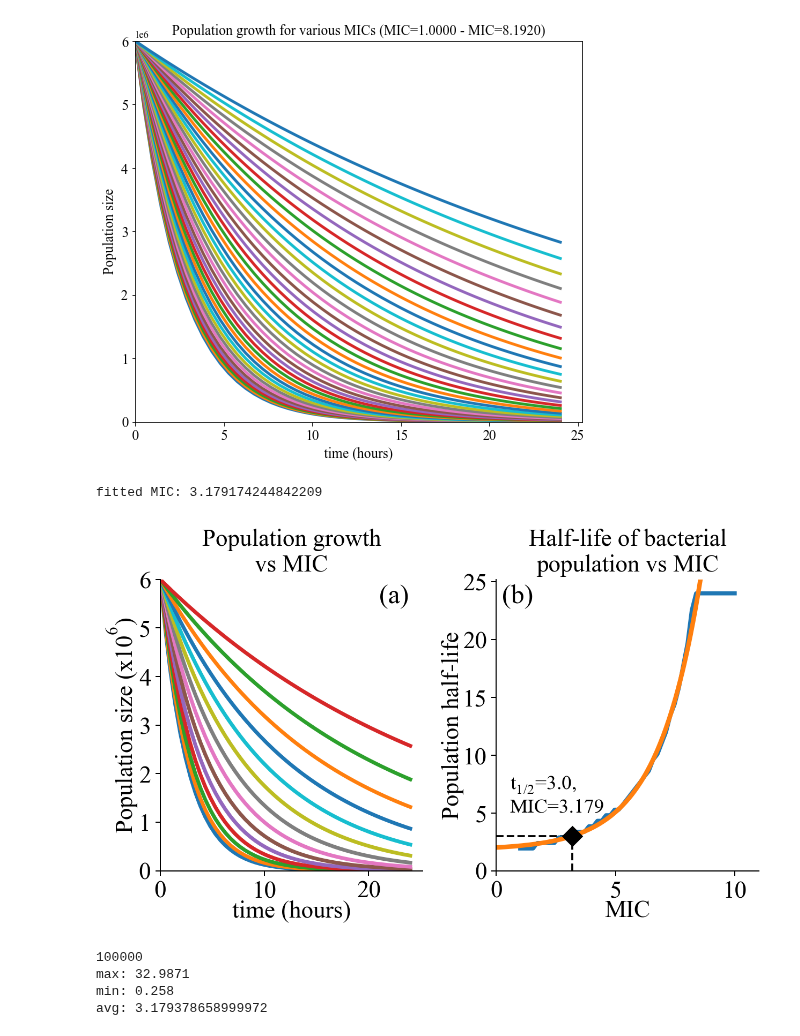
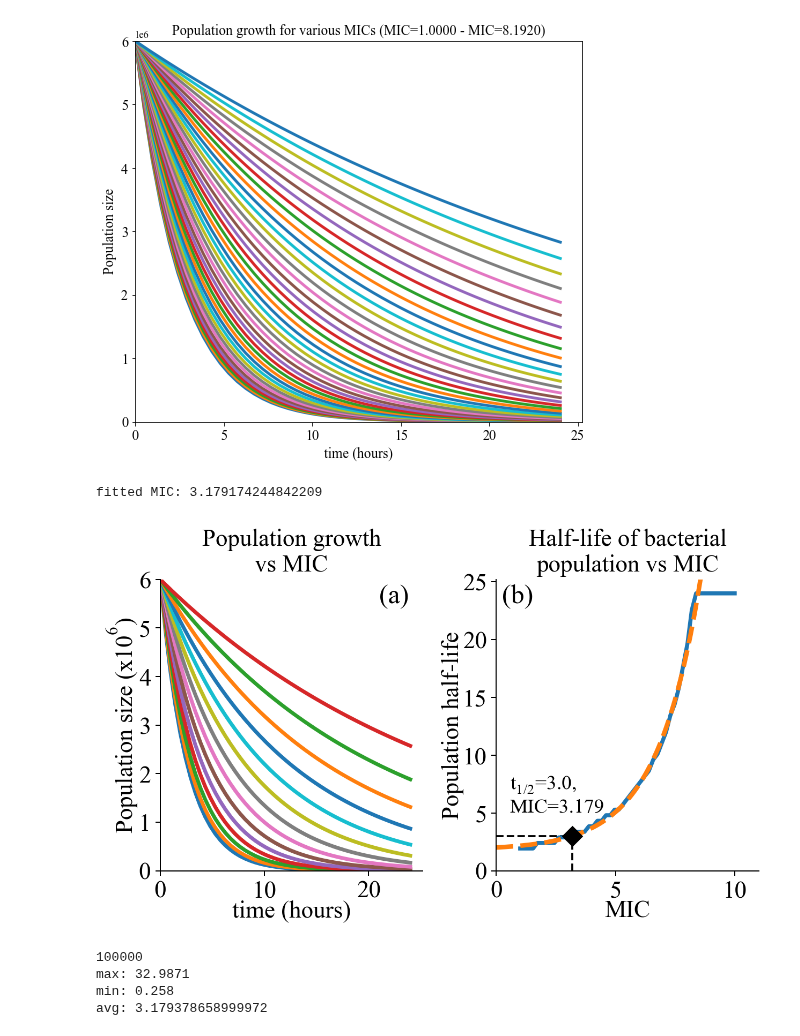
Before and after one commit to patricksinclair/multispecies_postprocessing, a Jupyter notebook: Testing_phase/PyrithionePlotter.ipynb, the cells around one changed output. Drawn from its saved outputs; the diff is of its cells as text; code cells hidden in the pictures.

Commit message:
fixed the phase diagram line

```diff
--- a/Testing_phase/PyrithionePlotter.ipynb
+++ b/Testing_phase/PyrithionePlotter.ipynb
@@ -400,7 +400,7 @@ def plotMICsAndHalflivesSideBySide_v2(filename, delim, pic_title):
     fitted_hls = [fit_func(x, a1, b1, c1) for x in x_vals]
 
     axarr[1].plot(MIC_vals, half_life_lists, linewidth=3) #recorded data
-    axarr[1].plot(x_vals, fitted_hls, linewidth=3.4) #fitted curve
+    axarr[1].plot(x_vals, fitted_hls, linewidth=3.4, ls='--') #fitted curve
 
     axarr[1].plot(target_MIC3, target_halfLife3, marker='D', markersize=10, color='black') #plot desired MIC for specificied half-life
     axarr[1].vlines(target_MIC3, 0, target_halfLife3, linestyle="dashed")
@@ -411,34 +411,34 @@ def plotMICsAndHalflivesSideBySide_v2(filename, delim, pic_title):
 
     axarr[1].set_title('Half-life of bacterial\npopulation vs MIC', fontsize=font_size)
     axarr[1].set_xlabel('MIC', fontsize=font_size, labelpad=-2)
     axarr[1].set_ylabel('Population half-life', fontsize=font_size, labelpad=-1)
 
     axarr[1].set_xlim(0,11.)
     axarr[1].set_ylim(0,1.05*max(times))
 
     axarr[1].spines['top'].set_visible(False)
     axarr[1].spines['right'].set_visible(False)
     axarr[1].xaxis.set_tick_params(labelsize=numbersize)
     axarr[1].yaxis.set_tick_params(labelsize=numbersize)
 
 
 
     for ax in axarr:
         ax.xaxis.set_tick_params(labelsize=numbersize)
         ax.yaxis.set_tick_params(labelsize=numbersize)
 
     print("fitted MIC: "+str(target_MIC3))
     plt.savefig('plots/'+pic_title, bbox_inches='tight', dpi=330)
     plt.show()
 
 
 #plotMICsAndHalflivesSideBySide_v2('data/Pyrithione-MIC-varying-tau-rescaled.txt', ",", 'MIC_hl_curves_tau_rescaled.pdf')
 #plotMICsAndHalflivesSideBySide_v2('data/Pyrithione-MIC-varying-tau-CONFIRM_ORIGINAL_VALUES.txt', ",", 'MIC_hl_curves_tau_orig_vals.pdf')
 #plotMICsAndHalflivesSideBySide_v2('data/Pyrithione_MICVarying_c=10.0-extended.txt', "\t", 'MIC_hl_curves_montecarlo_original.pdf')
 plotMICsAndHalflivesSideBySide_v2('data/Pyrithione-MIC-varying-tau-correct_gRate.txt', ',', 'MIC_hl_curves_tau_correct_gRate.pdf')
 # %% [output]
 fitted MIC: 3.179174244842209
-[figure, old version]
+[figure, new version]
 # %%
 def histogramLogNorms(filename):
     p = re.compile(r'\d+\.\d+')  # Compile a pattern to capture float values
```
Also changed, not shown: parts of 4 cells of this notebook, 5 other files.
